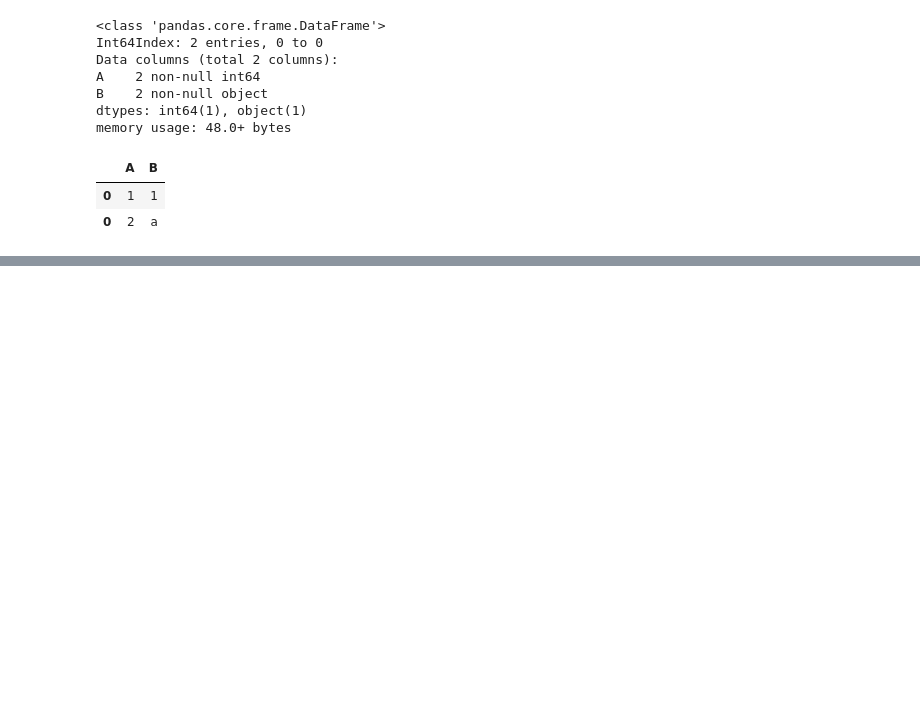
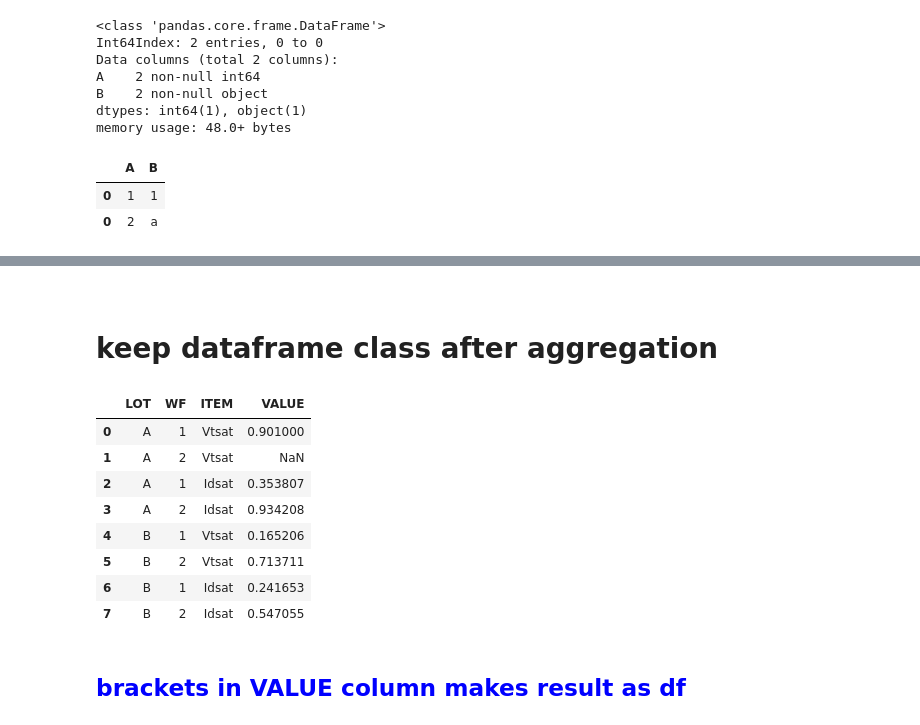
Before and after one commit to lch1000m/Code_Snippets, a Jupyter notebook: Pandas/Pandas.ipynb, the cells around one changed output, grey strips where cells are left out. Cells and saved outputs as stored; diff of their text form; code cells hidden in the pictures; blank space fills up the shorter version.

```diff
--- a/Pandas/Pandas.ipynb
+++ b/Pandas/Pandas.ipynb
@@ -125,0 +318,20 @@ df_conc
+# %% [markdown]
+<a id="keep_dtype_agg"></a>
+<br>
+# keep dataframe class after aggregation
+# %%
+df = pd.read_table('pivot_sample.txt')
+# %%
+df
+# %% [output]
+|  | LOT | WF | ITEM | VALUE |
+| 0 | A | 1 | Vtsat | 0.901000 |
+| 1 | A | 2 | Vtsat | NaN |
+| 2 | A | 1 | Idsat | 0.353807 |
+| 3 | A | 2 | Idsat | 0.934208 |
+| 4 | B | 1 | Vtsat | 0.165206 |
+| 5 | B | 2 | Vtsat | 0.713711 |
+| 6 | B | 1 | Idsat | 0.241653 |
+| 7 | B | 2 | Idsat | 0.547055 |
+# %% [markdown]
+<h2 style="color:blue;">brackets in VALUE column makes result as df</h2>
```
Also changed, not shown: parts of 36 cells of this notebook, 31 other files.
